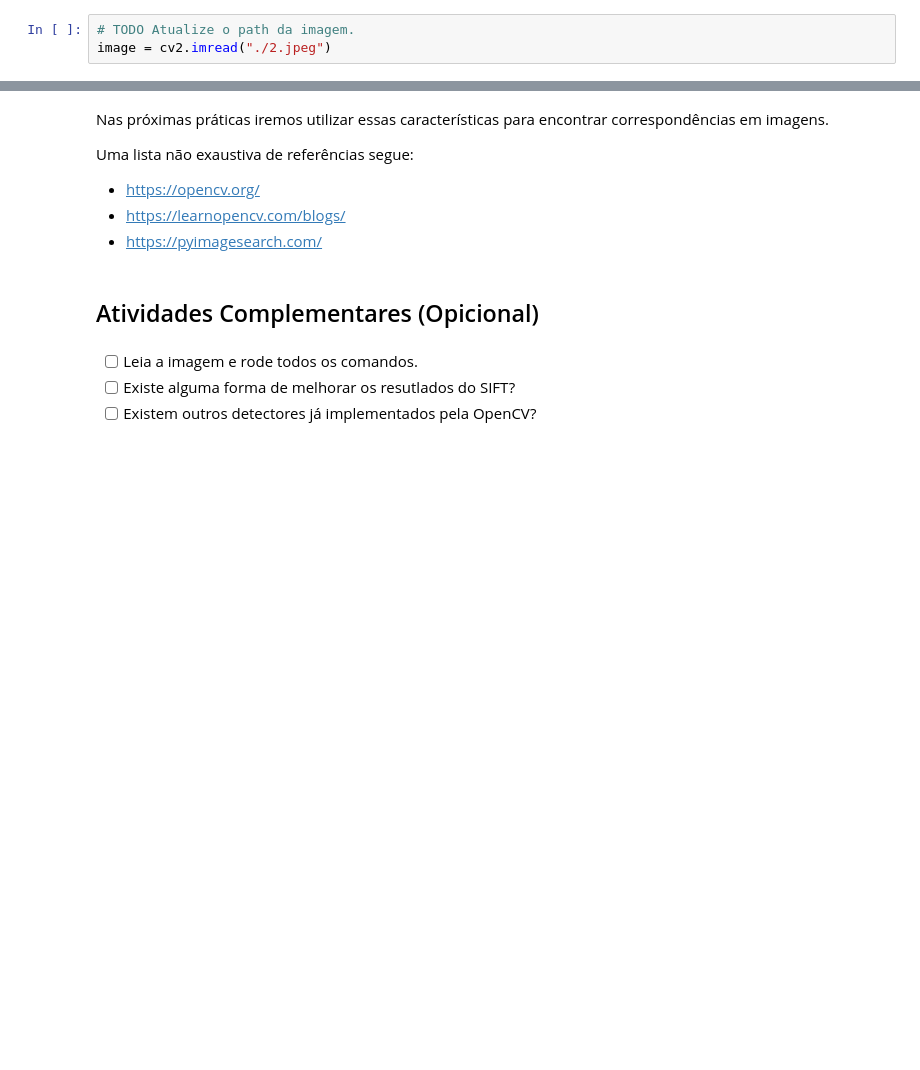
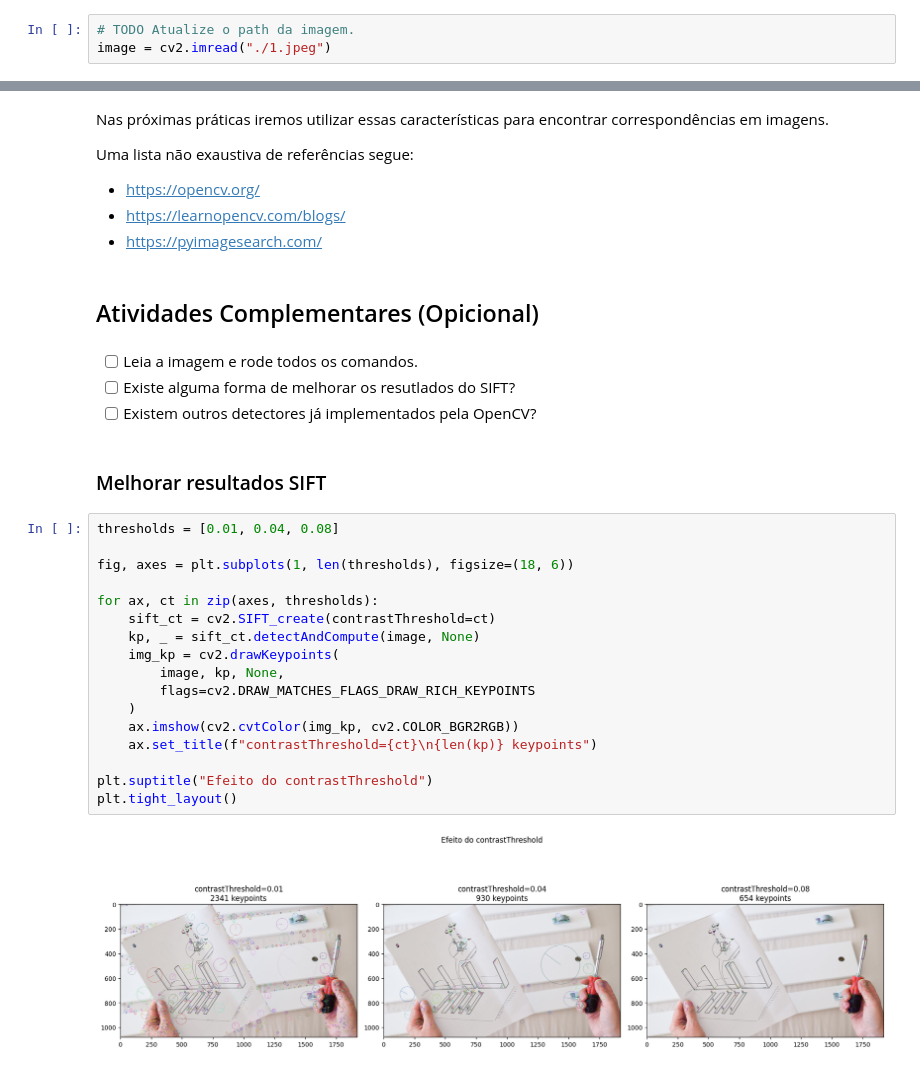
Before and after one commit to joseph-cbp/atividades-visao-computacional, a Jupyter notebook: VC - Mod02/VC_M2A1 - Detecção e Extração de Características/VC_M2A1 - Detecção e Extração de Características.ipynb, the cells around one changed output, grey strips where cells are left out. Drawn from its saved outputs; the diff is of its cells as text; blank space fills up the shorter version.

Commit message:
chore: testa outras opções do SIFT e outros detectores

```diff
--- a/VC - Mod02/VC_M2A1 - Detecção e Extração de Características/VC_M2A1 - Detecção e Extração de Características.ipynb
+++ b/VC - Mod02/VC_M2A1 - Detecção e Extração de Características/VC_M2A1 - Detecção e Extração de Características.ipynb
@@ -29,6 +28,6 @@ Matplotlib is building the font cache; this may take a moment.
 # %%
 # TODO Atualize o path da imagem.
-image = cv2.imread("./2.jpeg")
+image = cv2.imread("./1.jpeg")
 # %%
 plt.imshow(cv2.cvtColor(image, cv2.COLOR_BGR2RGB))
 # %% [output]
@@ -84,3 +83,24 @@ Uma lista não exaustiva de referências segue:
 - [ ] Leia a imagem e rode todos os comandos.
 - [ ] Existe alguma forma de melhorar os resutlados do SIFT?
 - [ ] Existem outros detectores já implementados pela OpenCV?
+# %% [markdown]
+### Melhorar resultados SIFT
+# %%
+thresholds = [0.01, 0.04, 0.08]
+
+fig, axes = plt.subplots(1, len(thresholds), figsize=(18, 6))
+
+for ax, ct in zip(axes, thresholds):
+    sift_ct = cv2.SIFT_create(contrastThreshold=ct)
+    kp, _ = sift_ct.detectAndCompute(image, None)
+    img_kp = cv2.drawKeypoints(
+        image, kp, None,
+        flags=cv2.DRAW_MATCHES_FLAGS_DRAW_RICH_KEYPOINTS
+    )
+    ax.imshow(cv2.cvtColor(img_kp, cv2.COLOR_BGR2RGB))
+    ax.set_title(f"contrastThreshold={ct}\n{len(kp)} keypoints")
+
+plt.suptitle("Efeito do contrastThreshold")
+plt.tight_layout()
+# %% [output]
+[figure, added]
```
Also changed, not shown: parts of 7 cells of this notebook.
